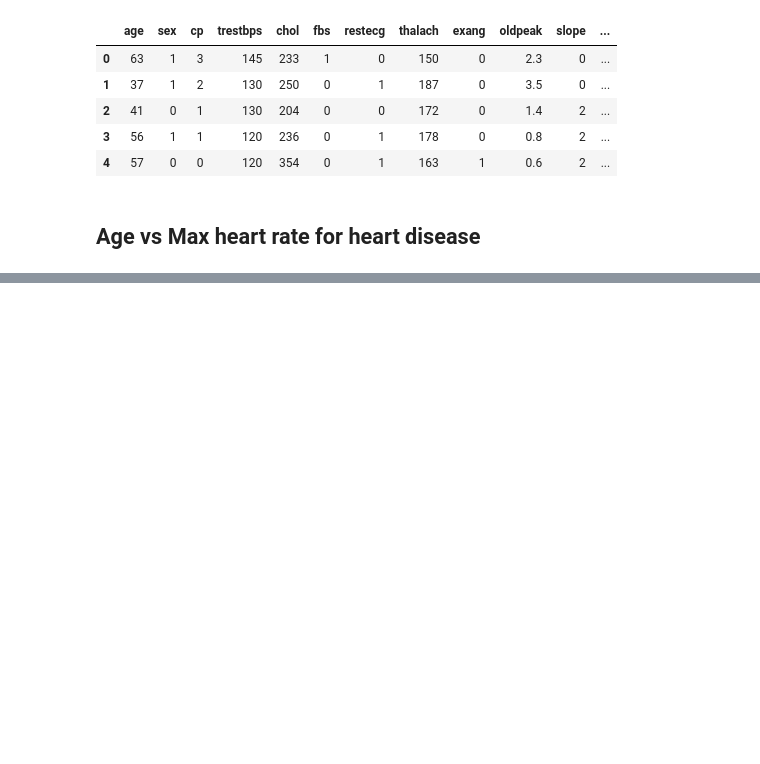
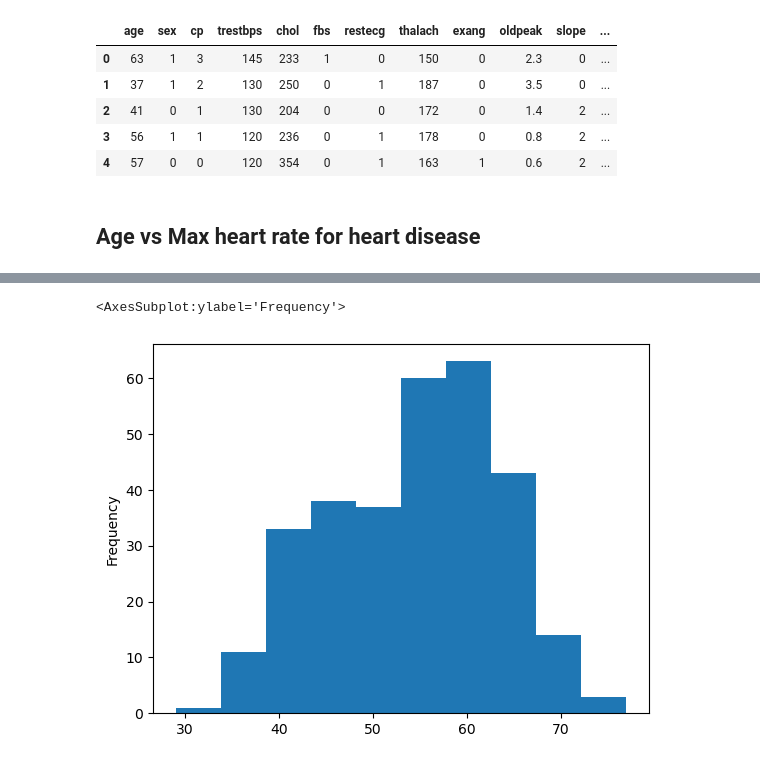
Before and after one commit to Bianchi446/machineLearning-Python, a Jupyter notebook: sample-project/Section-3-Structured-data-projects/Untitled.ipynb, the cells around one changed output, grey strips where cells are left out. Drawn from its saved outputs; the diff is of its cells as text; code cells hidden in the pictures; blank space fills up the shorter version.

```diff
--- a/sample-project/Section-3-Structured-data-projects/Untitled.ipynb
+++ b/sample-project/Section-3-Structured-data-projects/Untitled.ipynb
@@ -194,0 +269,7 @@ plt.figure(figsize=)
+# %%
+# Check the normal distribution of the age
+
+df.age.plot.hist()
+# %% [output]
+<AxesSubplot:ylabel='Frequency'>
+[figure, added]
```
Also changed, not shown: parts of 20 cells of this notebook.
